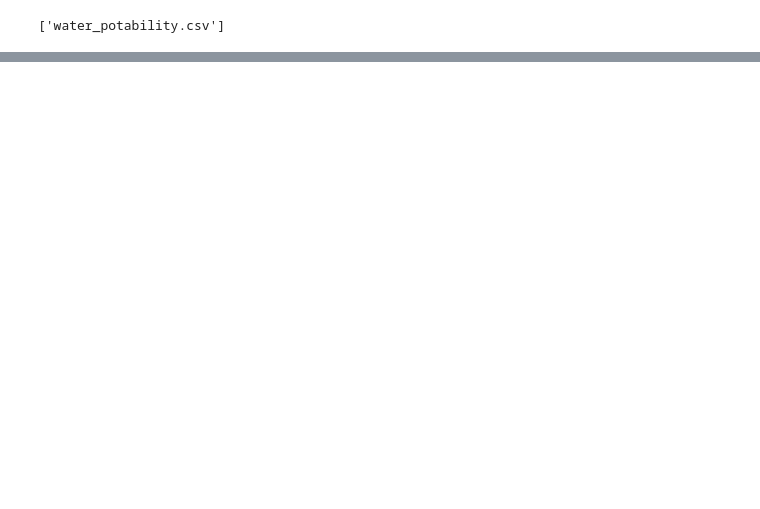
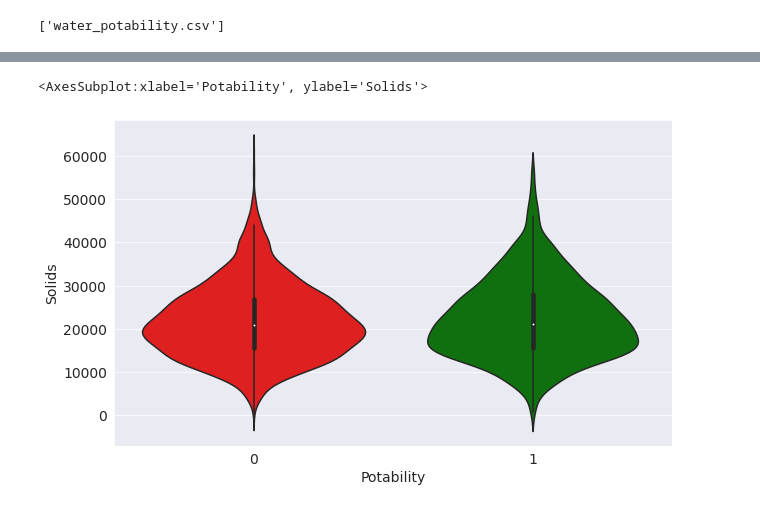
Before and after one commit to Rey-commits/AI-Computer_Vision_Projects, a Jupyter notebook: 9_Water_Quality_Potability_Prediction/Water_Potability_Prediction_Using_Machine_Learning_Algorithms.ipynb, the cells around one changed output, grey strips where cells are left out. Saved outputs shown, nothing was run; the diff lists cells and outputs as text; code cells hidden in the pictures; blank space fills up the shorter version.

```diff
--- a/9_Water_Quality_Potability_Prediction/Water_Potability_Prediction_Using_Machine_Learning_Algorithms.ipynb
+++ b/9_Water_Quality_Potability_Prediction/Water_Potability_Prediction_Using_Machine_Learning_Algorithms.ipynb
@@ -43,0 +136,5 @@ os.listdir("water-potability")
+# %%
+sns.violinplot(x="Potability", y="Solids", data=raw_df, palette=['r','g'])
+# %% [output]
+<AxesSubplot:xlabel='Potability', ylabel='Solids'>
+[figure, added]
```
Also changed, not shown: parts of 20 cells of this notebook.
